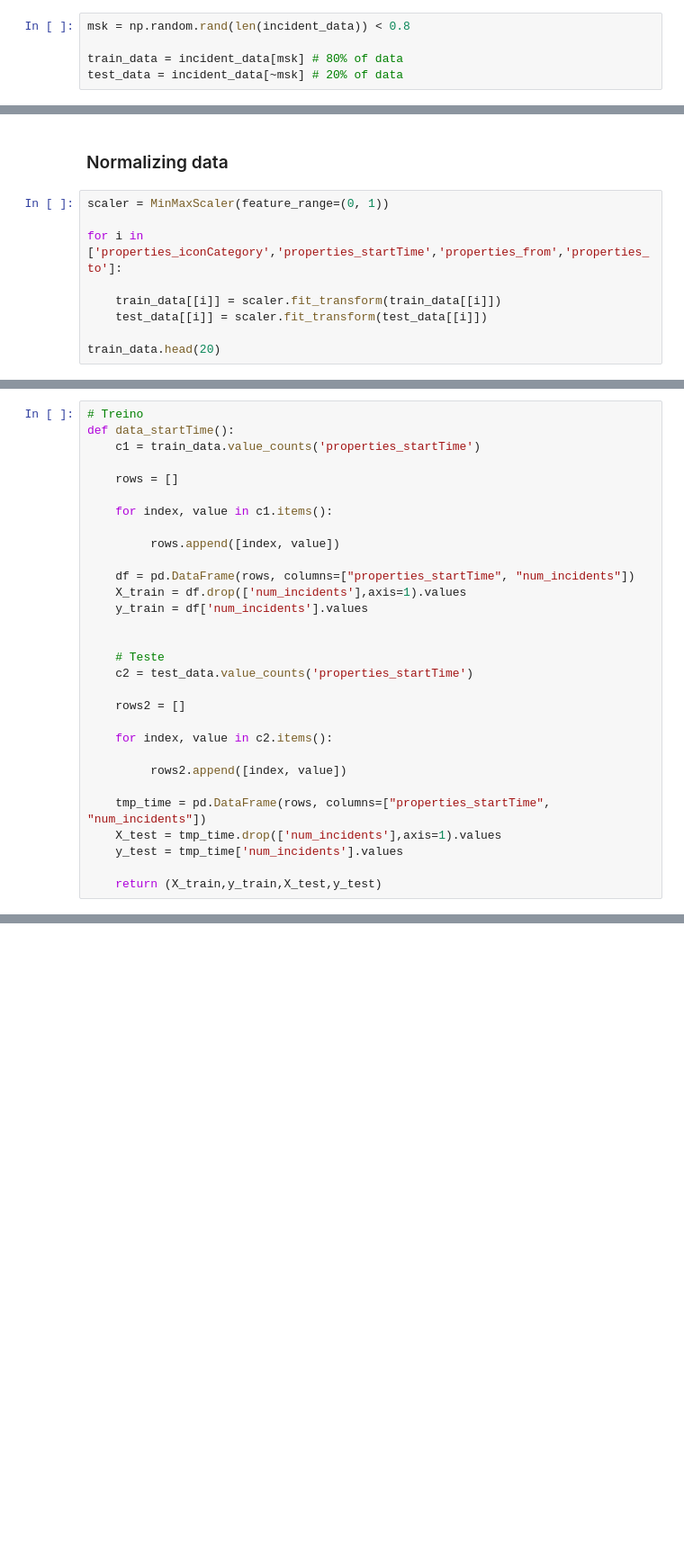
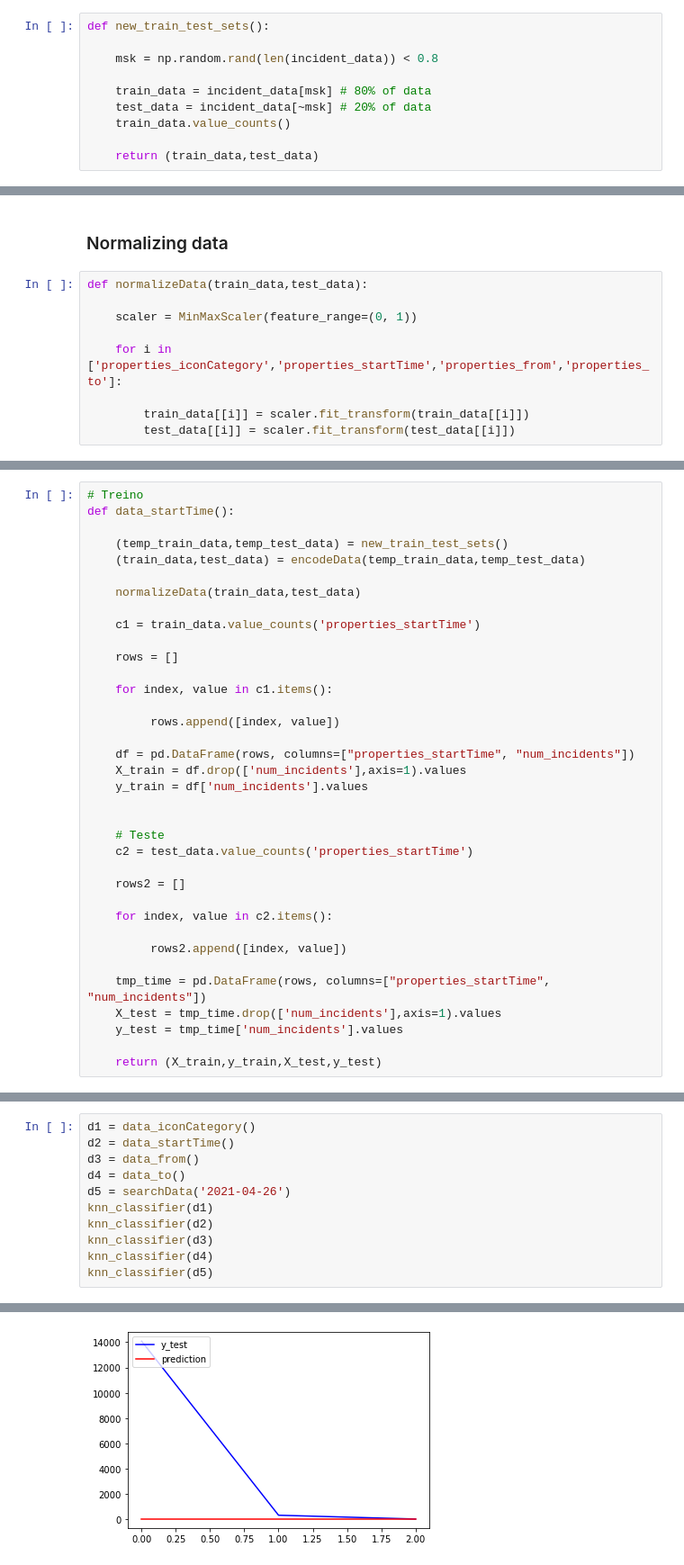
Before and after one commit to beatrizfrocha/SA2021, a Jupyter notebook: TP2/Incidents_prediction_model.ipynb, the cells around one changed output, grey strips where cells are left out. Shown at 90% size. Drawn from its saved outputs; the diff is of its cells as text; blank space fills up the shorter version.

```diff
--- a/TP2/Incidents_prediction_model.ipynb
+++ b/TP2/Incidents_prediction_model.ipynb
@@ -75,10 +57,15 @@ incident_data.head(20)
 # %% [markdown]
 ## Create training and test data
 # %%
-msk = np.random.rand(len(incident_data)) < 0.8
+def new_train_test_sets():
 
-train_data = incident_data[msk] # 80% of data
-test_data = incident_data[~msk] # 20% of data
+    msk = np.random.rand(len(incident_data)) < 0.8
+
+    train_data = incident_data[msk] # 80% of data
+    test_data = incident_data[~msk] # 20% of data
+    train_data.value_counts()
+
+    return (train_data,test_data)
 # %% [markdown]
 ## Turning non-numerical values into numerical
 # %%
@@ -136,11 +113,11 @@ See the caveats in the documentation: https://pandas.pydata.org/pandas-docs/stab
 # %% [markdown]
 ### Normalizing data
 # %%
-scaler = MinMaxScaler(feature_range=(0, 1))
+def normalizeData(train_data,test_data):
 
-for i in ['properties_iconCategory','properties_startTime','properties_from','properties_to']:
+    scaler = MinMaxScaler(feature_range=(0, 1))
 
-    train_data[[i]] = scaler.fit_transform(train_data[[i]])
-    test_data[[i]] = scaler.fit_transform(test_data[[i]])
+    for i in ['properties_iconCategory','properties_startTime','properties_from','properties_to']:
 
-train_data.head(20)
+        train_data[[i]] = scaler.fit_transform(train_data[[i]])
+        test_data[[i]] = scaler.fit_transform(test_data[[i]])
@@ -199,6 +141,12 @@ def knn_classifier(datasets):
 # %%
 # Treino
 def data_startTime():
+
+    (temp_train_data,temp_test_data) = new_train_test_sets()
+    (train_data,test_data) = encodeData(temp_train_data,temp_test_data)
+
+    normalizeData(train_data,test_data)
+
     c1 = train_data.value_counts('properties_startTime')
 
     rows = []
@@ -291,0 +373,12 @@ knn_classifier(d2)
+# %%
+d1 = data_iconCategory()
+d2 = data_startTime()
+d3 = data_from()
+d4 = data_to()
+d5 = searchData('2021-04-26')
+knn_classifier(d1)
+knn_classifier(d2)
+knn_classifier(d3)
+knn_classifier(d4)
+knn_classifier(d5)
+# %% [output]
@@ -291,0 +390 @@ knn_classifier(d2)
+[figure, added]
```
Also changed, not shown: parts of 14 cells of this notebook.
